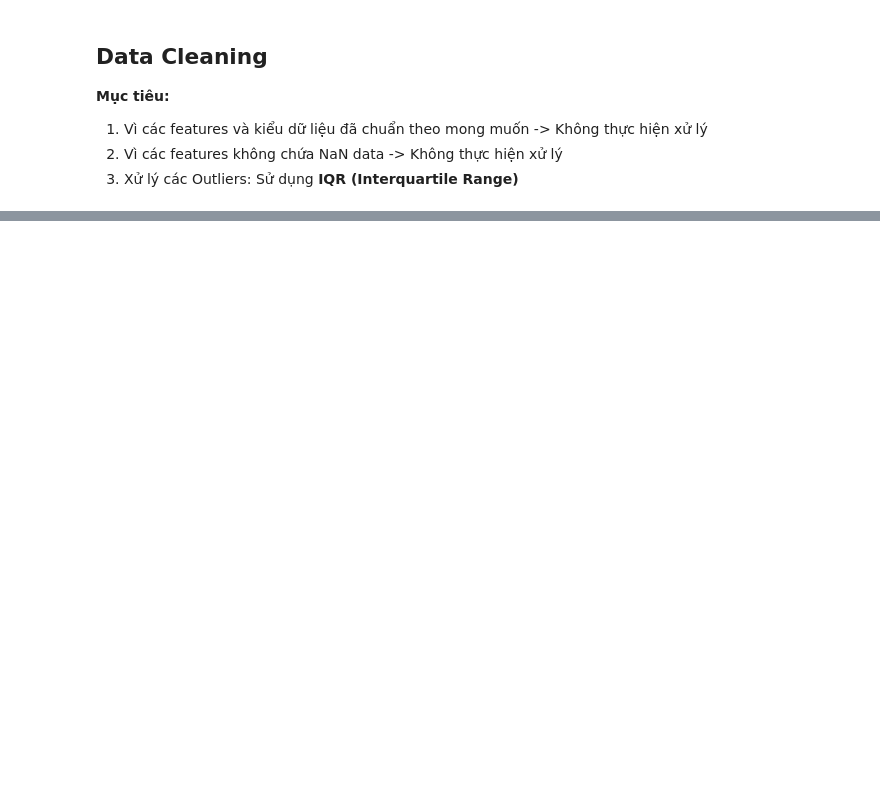
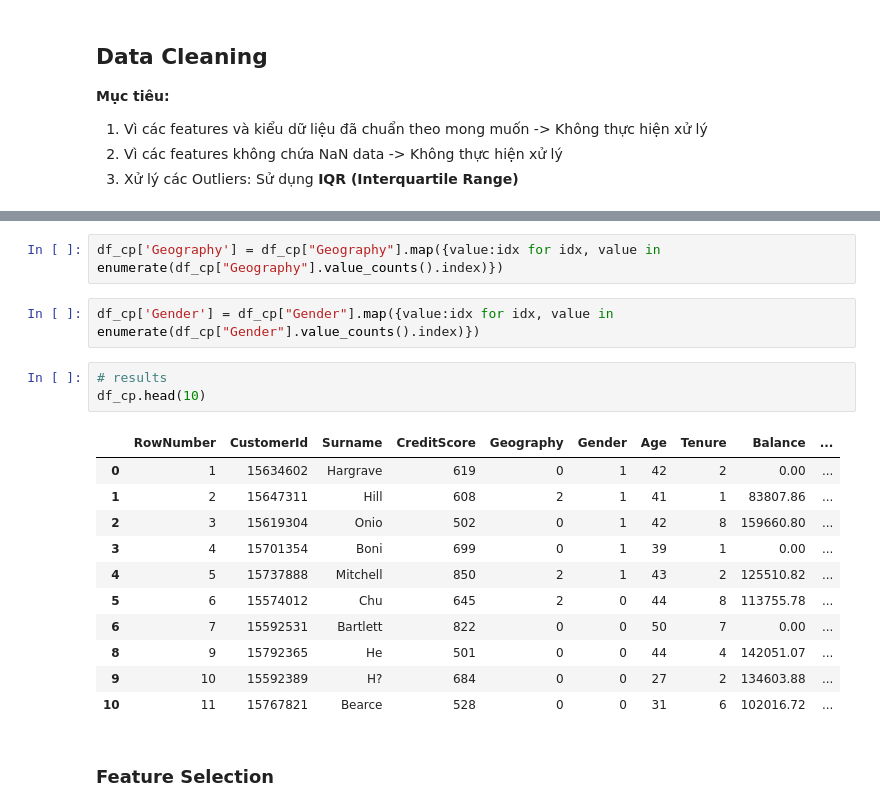
Before and after one commit to nghoanglong/IS254.M21.TMCL, a Jupyter notebook: Customer_Churn.ipynb, the cells around one changed output, grey strips where cells are left out. Saved outputs shown, nothing was run; the diff lists cells and outputs as text; blank space fills up the shorter version.

```diff
--- a/Customer_Churn.ipynb
+++ b/Customer_Churn.ipynb
@@ -190,0 +260,21 @@ fig.tight_layout()
+# %%
+df_cp['Geography'] = df_cp["Geography"].map({value:idx for idx, value in enumerate(df_cp["Geography"].value_counts().index)})
+# %%
+df_cp['Gender'] = df_cp["Gender"].map({value:idx for idx, value in enumerate(df_cp["Gender"].value_counts().index)})
+# %%
+# results
+df_cp.head(10)
+# %% [output]
+|  | RowNumber | CustomerId | Surname | CreditScore | Geography | Gender | Age | Tenure | Balance | ... |
+| 0 | 1 | 15634602 | Hargrave | 619 | 0 | 1 | 42 | 2 | 0.00 | ... |
+| 1 | 2 | 15647311 | Hill | 608 | 2 | 1 | 41 | 1 | 83807.86 | ... |
+| 2 | 3 | 15619304 | Onio | 502 | 0 | 1 | 42 | 8 | 159660.80 | ... |
+| 3 | 4 | 15701354 | Boni | 699 | 0 | 1 | 39 | 1 | 0.00 | ... |
+| 4 | 5 | 15737888 | Mitchell | 850 | 2 | 1 | 43 | 2 | 125510.82 | ... |
+| 5 | 6 | 15574012 | Chu | 645 | 2 | 0 | 44 | 8 | 113755.78 | ... |
+| 6 | 7 | 15592531 | Bartlett | 822 | 0 | 0 | 50 | 7 | 0.00 | ... |
+| 8 | 9 | 15792365 | He | 501 | 0 | 0 | 44 | 4 | 142051.07 | ... |
+| 9 | 10 | 15592389 | H? | 684 | 0 | 0 | 27 | 2 | 134603.88 | ... |
+| 10 | 11 | 15767821 | Bearce | 528 | 0 | 0 | 31 | 6 | 102016.72 | ... |
+# %% [markdown]
+### Feature Selection
```
Also changed, not shown: parts of 44 cells of this notebook.
